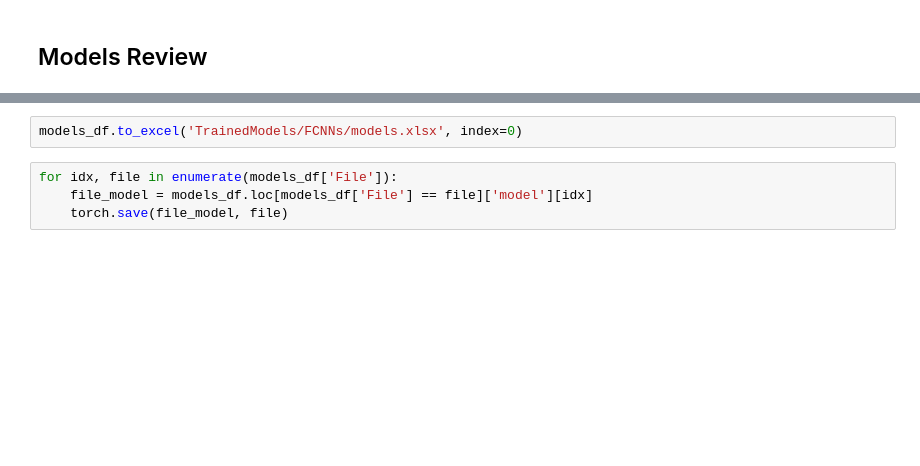
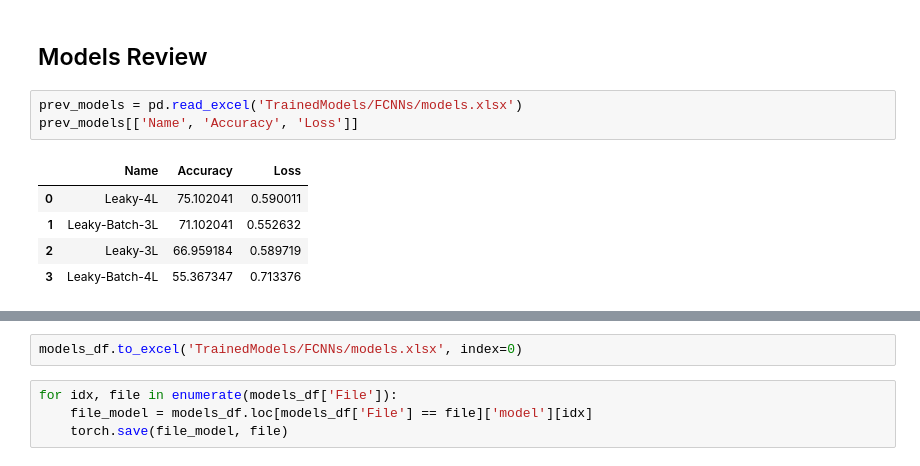
Before and after one commit to marioutiel/TFG, a Jupyter notebook: Models/FCNNs.ipynb, the cells around one changed output, grey strips where cells are left out. Saved outputs shown, nothing was run; the diff lists cells and outputs as text; blank space fills up the shorter version.

```diff
--- a/Models/FCNNs.ipynb
+++ b/Models/FCNNs.ipynb
@@ -599,5 +599,14 @@ plt.show()
 # %% [markdown]
 ## Models Review
+# %%
+prev_models = pd.read_excel('TrainedModels/FCNNs/models.xlsx')
+prev_models[['Name', 'Accuracy', 'Loss']]
+# %% [output]
+|  | Name | Accuracy | Loss |
+| 0 | Leaky-4L | 75.102041 | 0.590011 |
+| 1 | Leaky-Batch-3L | 71.102041 | 0.552632 |
+| 2 | Leaky-3L | 66.959184 | 0.589719 |
+| 3 | Leaky-Batch-4L | 55.367347 | 0.713376 |
 # %%
 models_df = pd.DataFrame(models)
 models_df = models_df.sort_values(by=['Accuracy'], ascending=False, ignore_index=True)
```
Also changed, not shown: parts of 17 cells of this notebook, 58 other files.
